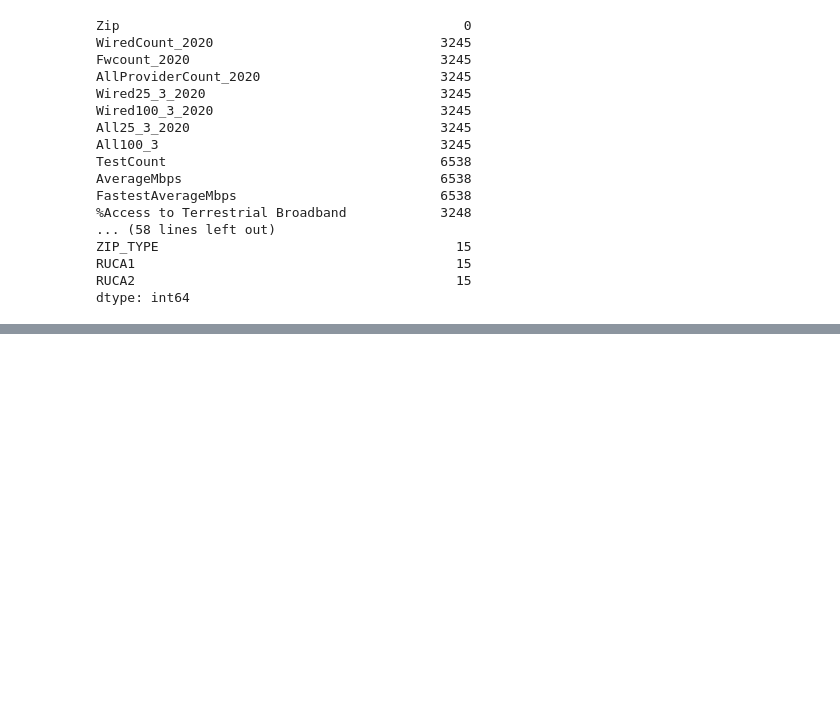
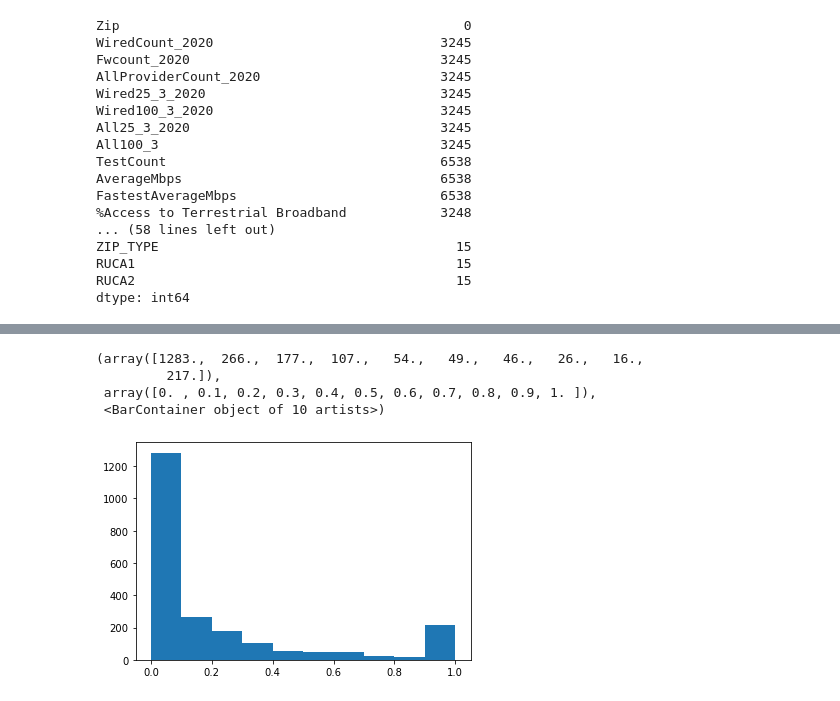
Before and after one commit to jcweaver/broadband-capstone, a Jupyter notebook: notebooks/Joanie_full_EDA.ipynb, the cells around one changed output, grey strips where cells are left out. Drawn from its saved outputs; the diff is of its cells as text; code cells hidden in the pictures; blank space fills up the shorter version.

```diff
--- a/notebooks/Joanie_full_EDA.ipynb
+++ b/notebooks/Joanie_full_EDA.ipynb
@@ -176,0 +218,11 @@ data[data.total_population < 50][["Zip","total_population", "total_pop2", "ZIP_T
+# %%
+fig, axs = plt.subplots(1, 1)
+
+# We can set the number of bins with the *bins* keyword argument.
+axs.hist(data[data.ZIP_TYPE=="Post Office or large volume customer"]["BROADBAND USAGE"])
+# %% [output]
+(array([1283.,  266.,  177.,  107.,   54.,   49.,   46.,   26.,   16.,
+         217.]),
+ array([0. , 0.1, 0.2, 0.3, 0.4, 0.5, 0.6, 0.7, 0.8, 0.9, 1. ]),
+ <BarContainer object of 10 artists>)
+[figure, added]
```
Also changed, not shown: parts of 18 cells of this notebook, 1 other file.
